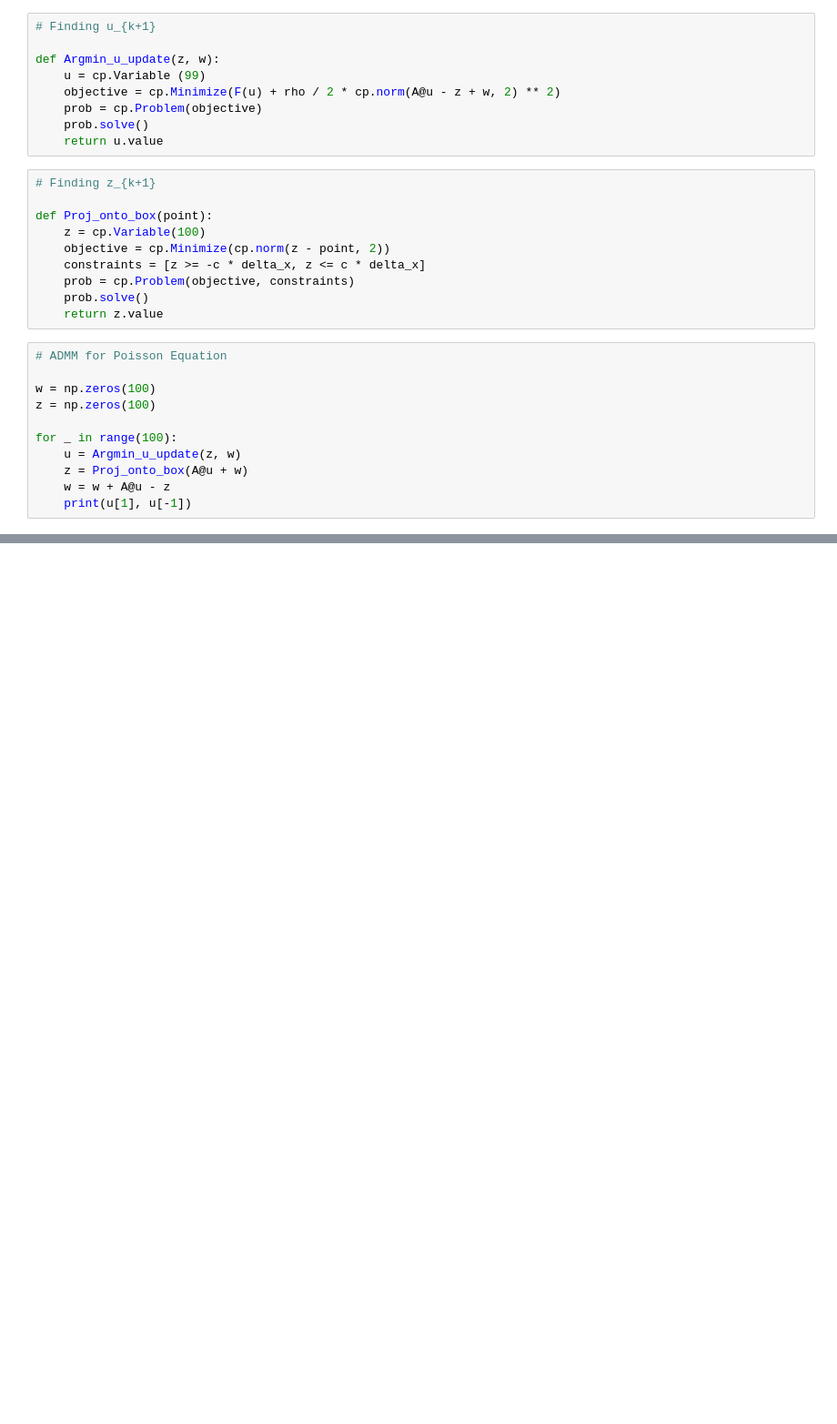
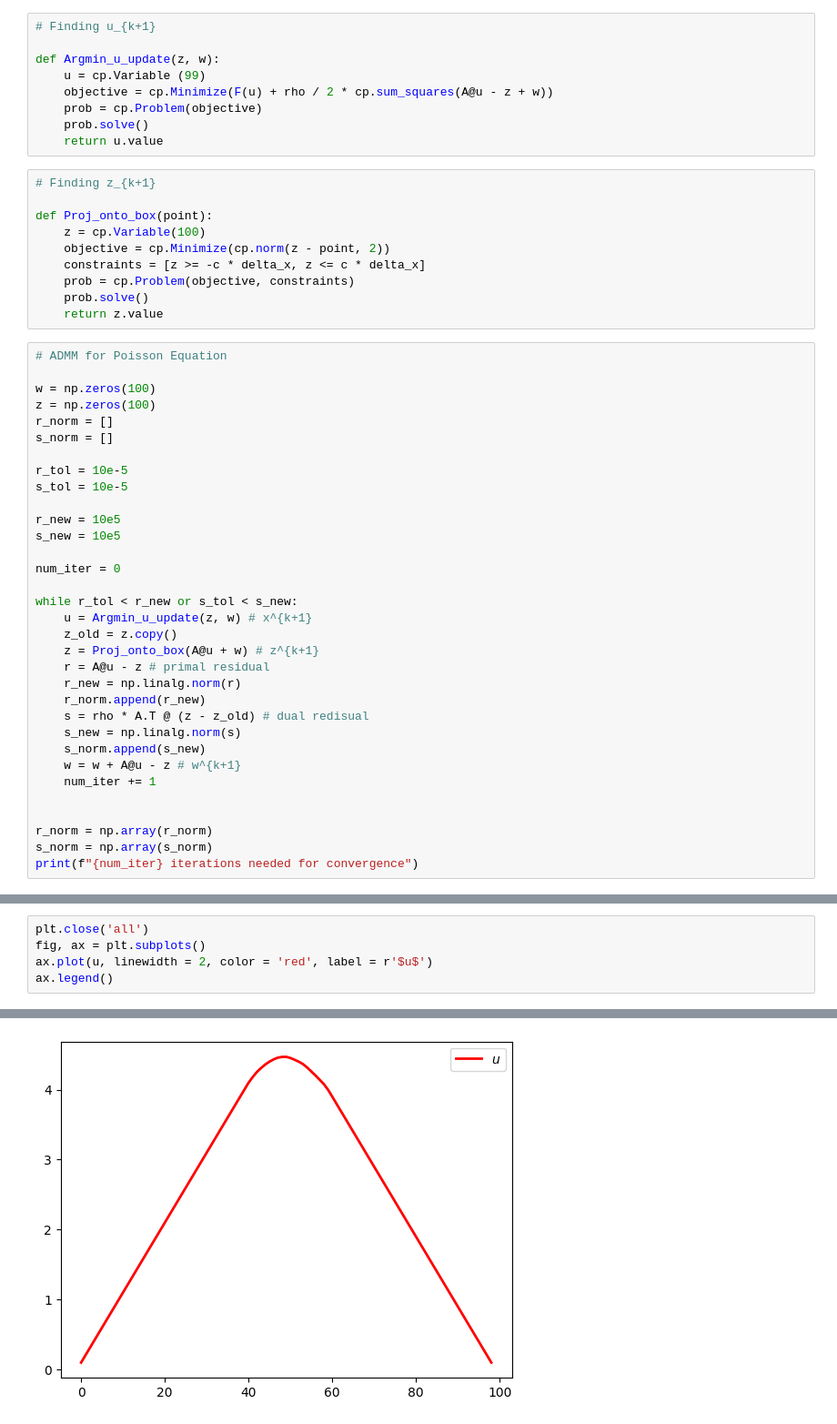
Before and after one commit to jiwei-peng/ADMM, a Jupyter notebook: ADMM.ipynb, the cells around one changed output, grey strips where cells are left out. Shown at 91% size. Drawn from its saved outputs; the diff is of its cells as text; blank space fills up the shorter version.

```diff
--- a/ADMM.ipynb
+++ b/ADMM.ipynb
@@ -119,7 +119,7 @@ def F(u):
 
 def Argmin_u_update(z, w):
     u = cp.Variable (99)
-    objective = cp.Minimize(F(u) + rho / 2 * cp.norm(A@u - z + w, 2) ** 2)
+    objective = cp.Minimize(F(u) + rho / 2 * cp.sum_squares(A@u - z + w))
     prob = cp.Problem(objective)
     prob.solve()
     return u.value
@@ -138,10 +138,32 @@ def Proj_onto_box(point):
 
 w = np.zeros(100)
 z = np.zeros(100)
+r_norm = []
+s_norm = []
 
-for _ in range(100):
-    u = Argmin_u_update(z, w)
-    z = Proj_onto_box(A@u + w)
-    w = w + A@u - z
-    print(u[1], u[-1])
+r_tol = 10e-5
+s_tol = 10e-5
+
+r_new = 10e5
+s_new = 10e5
+
+num_iter = 0
+
+while r_tol < r_new or s_tol < s_new:
+    u = Argmin_u_update(z, w) # x^{k+1}
+    z_old = z.copy()
+    z = Proj_onto_box(A@u + w) # z^{k+1}
+    r = A@u - z # primal residual
+    r_new = np.linalg.norm(r)
+    r_norm.append(r_new)
+    s = rho * A.T @ (z - z_old) # dual redisual
+    s_new = np.linalg.norm(s)
+    s_norm.append(s_new)
+    w = w + A@u - z # w^{k+1}
+    num_iter += 1
+
+
+r_norm = np.array(r_norm)
+s_norm = np.array(s_norm)
+print(f"{num_iter} iterations needed for convergence")
 # %% [output]
@@ -164,0 +171,6 @@ for _ in range(100):
+# %%
+plt.close('all')
+fig, ax = plt.subplots()
+ax.plot(u, linewidth = 2, color = 'red', label = r'$u$')
+ax.legend()
+# %% [output]
@@ -164,0 +178 @@ for _ in range(100):
+[figure, added]
```
Also changed, not shown: parts of 13 cells of this notebook, 2 other files.
